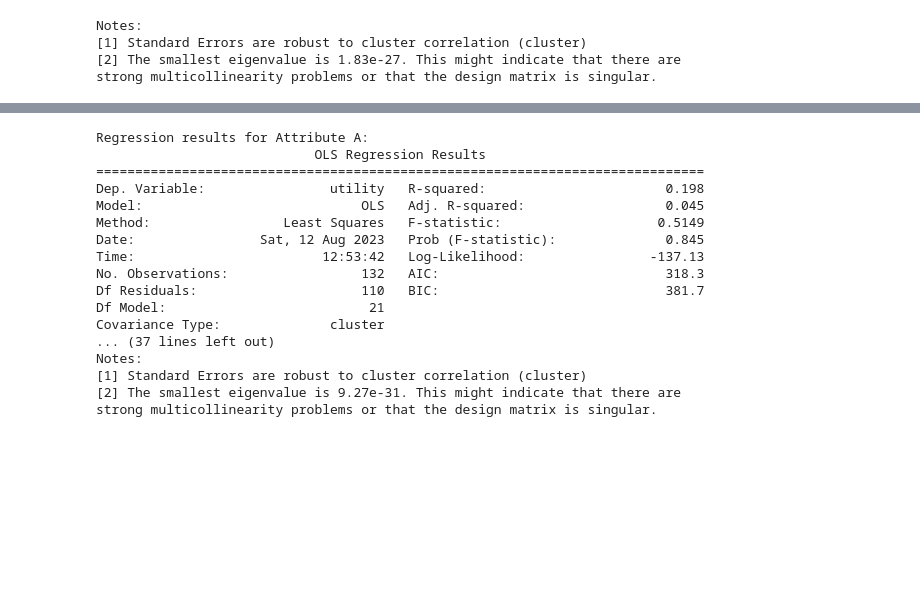
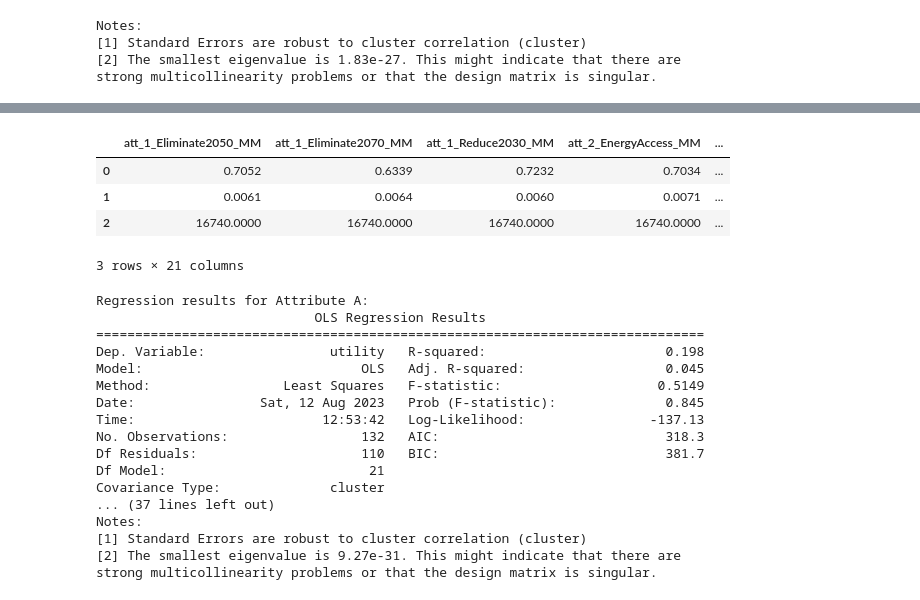
Before and after one commit to sjurlne/Attitudes-Towards-Just-Energy-Transition-Initiatives, a Jupyter notebook: sandbox/sandbox_regressions.ipynb, the cells around one changed output, grey strips where cells are left out. Cells and saved outputs as stored; diff of their text form; code cells hidden in the pictures; blank space fills up the shorter version.

```diff
--- a/sandbox/sandbox_regressions.ipynb
+++ b/sandbox/sandbox_regressions.ipynb
@@ -324,3 +381,60 @@ model.rsquared
+# %%
+import pandas as pd
+import numpy as np
+
+def _calculate_conditional_probability(group_df, column_x, column_y):
+    nobs = len(group_df)
+    # Step 1: Count occurrences of X=1 and Y=1 simultaneously
+    xy_count = ((group_df[column_x] == True) & (group_df[column_y] == True)).sum()
+
+    # Step 2: Count occurrences of X=1
+    x_count = (group_df[column_x] == True).sum()
+
+    # Step 3: Calculate P(Y=1|X=1)
+    if x_count > 0:
+        probability_y_given_x = xy_count / x_count
+        probability_y_given_x = probability_y_given_x.round(4)
+    else:
+        probability_y_given_x = np.nan
+
+    # Step 4: Calculate standard deviation
+    variance_y_given_x = (probability_y_given_x * (1 - probability_y_given_x)) / x_count
+    std_deviation = np.sqrt(variance_y_given_x).round(4)
+
+    return probability_y_given_x, std_deviation, nobs
+
+def marginal_means(df):
+    attributes_levels = df.columns[df.columns.str.startswith('att')]
+    outcome = 'support'
+
+    marginal_means = {}
+
+    for att_level in attributes_levels:
+        results = _calculate_conditional_probability(df, att_level, outcome)
+        marginal_means[f'{att_level}_MM'] = []
+        marginal_means[f'{att_level}_MM'].append(results[0])
+        marginal_means[f'{att_level}_MM'].append(results[1])
+        marginal_means[f'{att_level}_MM'].append(results[2])
+
+    # Cluster standard errors based on the 'ID' column
+        #clustered_standard_errors = df.groupby('ID').apply(lambda group: _calculate_conditional_probability(group, att_level, outcome)[1])
+
+    return pd.DataFrame(marginal_means)#, clustered_standard_errors
+
+
+# Example usage:
+
+df = pd.read_csv(OUT / "data" / "data_regression.csv")
+
+marginal_means_df = marginal_means(df)
+
+marginal_means_df
+# %% [output]
+|  | att_1_Eliminate2050_MM | att_1_Eliminate2070_MM | att_1_Reduce2030_MM | att_2_EnergyAccess_MM | ... |
+| 0 | 0.7052 | 0.6339 | 0.7232 | 0.7034 | ... |
+| 1 | 0.0061 | 0.0064 | 0.0060 | 0.0071 | ... |
+| 2 | 16740.0000 | 16740.0000 | 16740.0000 | 16740.0000 | ... |
+3 rows × 21 columns
 # %%
 def plot_regression(model, data_info, width=1.0, plot_title="Fig 2: on support for policy attributes"):
 
```
Also changed, not shown: parts of 3 cells of this notebook, 45 other files.
